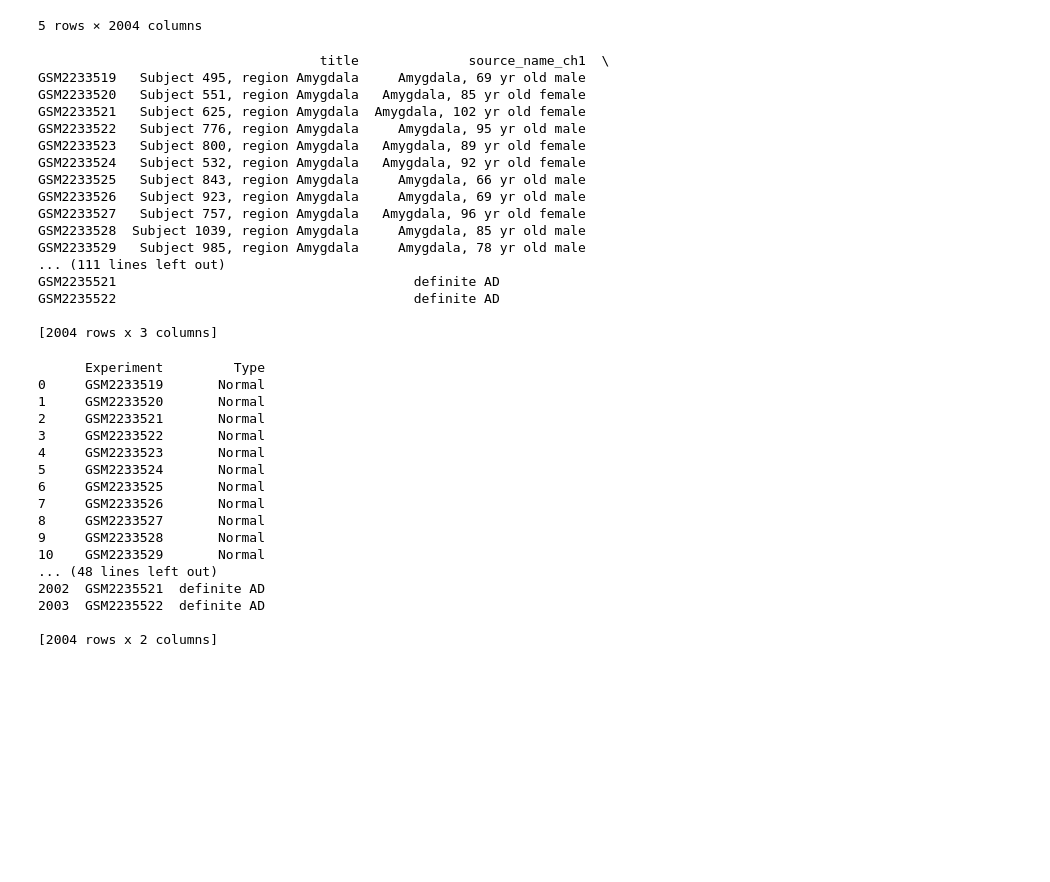
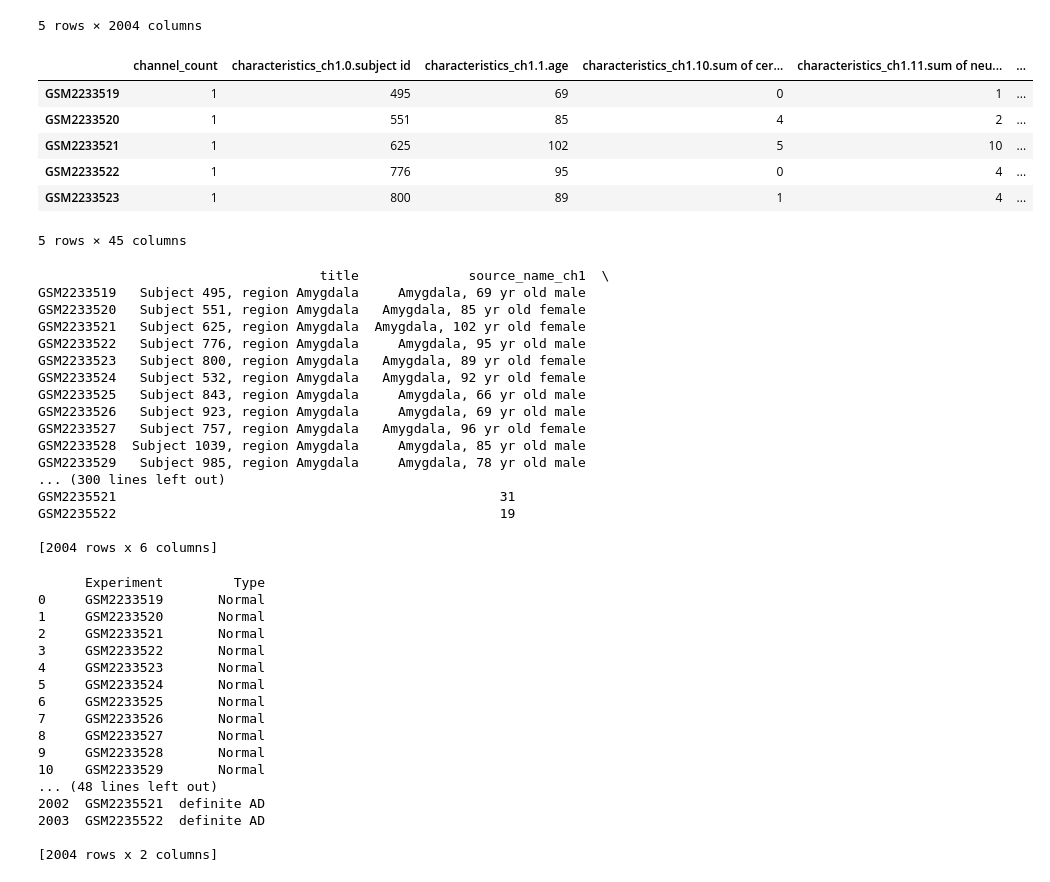
Before and after one commit to PratipRana/Causal_Gene_Regulator, a Jupyter notebook: GEO_AD_PD.ipynb, the cells around one changed output. Drawn from its saved outputs; the diff is of its cells as text; code cells hidden in the pictures; blank space fills up the shorter version.

Commit message:
AD data

```diff
--- a/GEO_AD_PD.ipynb
+++ b/GEO_AD_PD.ipynb
@@ -133,26 +133,36 @@ samples.head()
 | 121_at | 2.708397 | 2.869098 | 2.843030 | 2.950779 | 3.205170 | 3.113110 | 2.913583 | 2.966424 | ... |
 | 1294_at | 2.508205 | 2.133941 | 2.404052 | 2.541948 | 4.049023 | 2.443089 | 2.478089 | 2.504275 | ... |
 5 rows × 2004 columns
-# %%
-print (gse.phenotype_data[["title", "source_name_ch1" , "characteristics_ch1.8.neuropathological category"]])
-# %% [output]
-                                    title              source_name_ch1  \
-GSM2233519   Subject 495, region Amygdala     Amygdala, 69 yr old male
-GSM2233520   Subject 551, region Amygdala   Amygdala, 85 yr old female
-GSM2233521   Subject 625, region Amygdala  Amygdala, 102 yr old female
-GSM2233522   Subject 776, region Amygdala     Amygdala, 95 yr old male
-GSM2233523   Subject 800, region Amygdala   Amygdala, 89 yr old female
-GSM2233524   Subject 532, region Amygdala   Amygdala, 92 yr old female
-GSM2233525   Subject 843, region Amygdala     Amygdala, 66 yr old male
-GSM2233526   Subject 923, region Amygdala     Amygdala, 69 yr old male
-GSM2233527   Subject 757, region Amygdala   Amygdala, 96 yr old female
-GSM2233528  Subject 1039, region Amygdala     Amygdala, 85 yr old male
-GSM2233529   Subject 985, region Amygdala     Amygdala, 78 yr old male
-... (111 lines left out)
-GSM2235521                                      definite AD
-GSM2235522                                      definite AD
-
-[2004 rows x 3 columns]
+# %%
+gse.phenotype_data.head()
+# %% [output]
+|  | channel_count | characteristics_ch1.0.subject id | characteristics_ch1.1.age | characteristics_ch1.10.sum of cer... | characteristics_ch1.11.sum of neu... | ... |
+| GSM2233519 | 1 | 495 | 69 | 0 | 1 | ... |
+| GSM2233520 | 1 | 551 | 85 | 4 | 2 | ... |
+| GSM2233521 | 1 | 625 | 102 | 5 | 10 | ... |
+| GSM2233522 | 1 | 776 | 95 | 0 | 4 | ... |
+| GSM2233523 | 1 | 800 | 89 | 1 | 4 | ... |
+5 rows × 45 columns
+# %%
+print (gse.phenotype_data[["title", "source_name_ch1" , "characteristics_ch1.8.neuropathological category", "characteristics_ch1.3.race", "characteristics_ch1.11.sum of neurofibrillary tangles density in multiple brain regions", "characteristics_ch1.10.sum of cerad rating scores in multiple brain regions"]])
+# %% [output]
+                                    title              source_name_ch1  \
+GSM2233519   Subject 495, region Amygdala     Amygdala, 69 yr old male
+GSM2233520   Subject 551, region Amygdala   Amygdala, 85 yr old female
+GSM2233521   Subject 625, region Amygdala  Amygdala, 102 yr old female
+GSM2233522   Subject 776, region Amygdala     Amygdala, 95 yr old male
+GSM2233523   Subject 800, region Amygdala   Amygdala, 89 yr old female
+GSM2233524   Subject 532, region Amygdala   Amygdala, 92 yr old female
+GSM2233525   Subject 843, region Amygdala     Amygdala, 66 yr old male
+GSM2233526   Subject 923, region Amygdala     Amygdala, 69 yr old male
+GSM2233527   Subject 757, region Amygdala   Amygdala, 96 yr old female
+GSM2233528  Subject 1039, region Amygdala     Amygdala, 85 yr old male
+GSM2233529   Subject 985, region Amygdala     Amygdala, 78 yr old male
+... (300 lines left out)
+GSM2235521                                                 31
+GSM2235522                                                 19
+
+[2004 rows x 6 columns]
 # %%
 experiments = {}
 for i, (idx, row) in enumerate(gse.phenotype_data.iterrows()):
```
Also changed, not shown: parts of 10 cells of this notebook, 1 other file.
